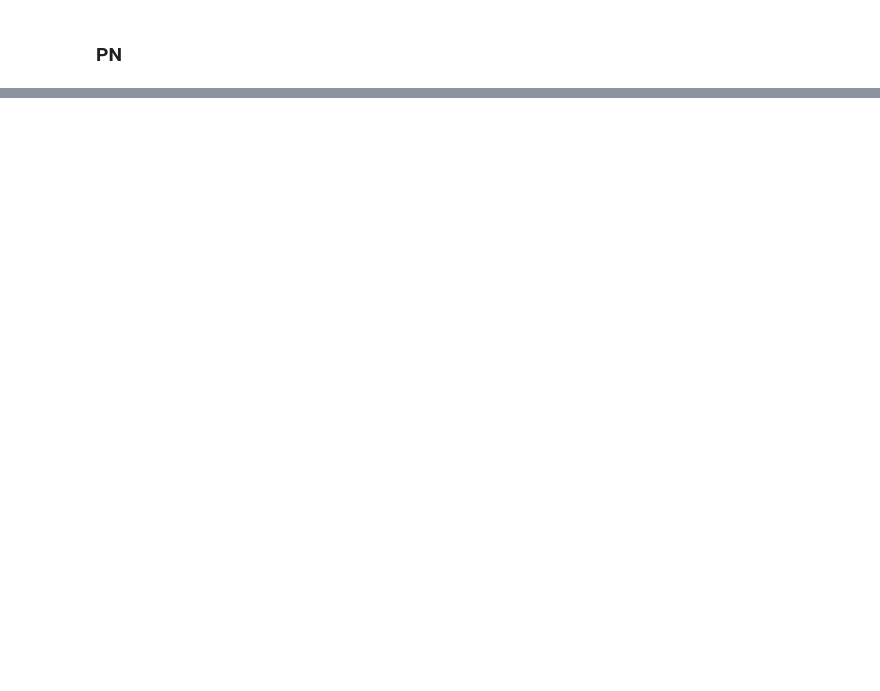
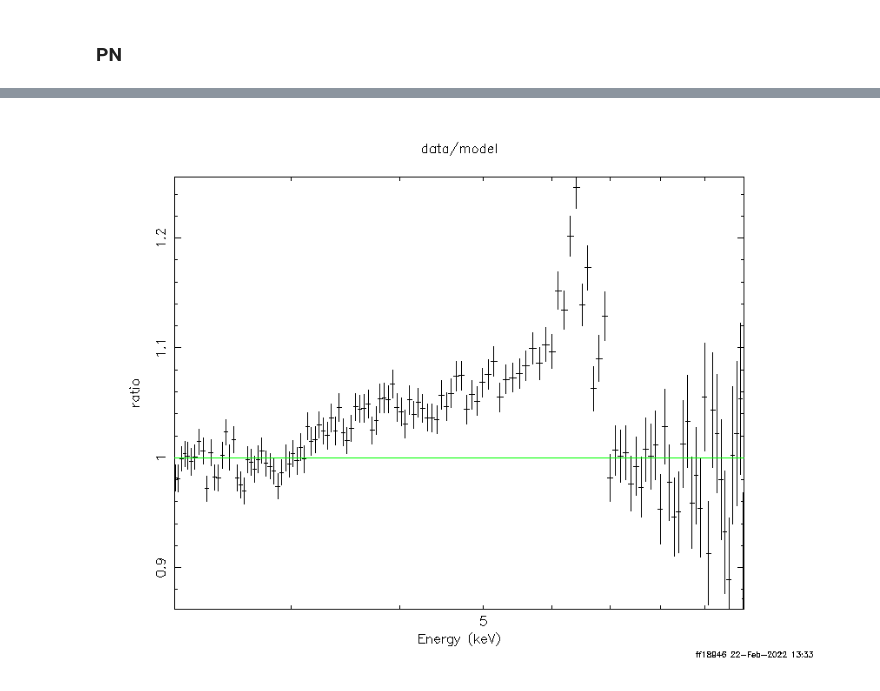
Before and after one commit to J-A-Marshall/XMM-Analysis-Logbook, a Jupyter notebook: myjupbook/src/Comb_spec.ipynb, the cells around one changed output, grey strips where cells are left out. Drawn from its saved outputs; the diff is of its cells as text; code cells hidden in the pictures; blank space fills up the shorter version.

```diff
--- a/myjupbook/src/Comb_spec.ipynb
+++ b/myjupbook/src/Comb_spec.ipynb
@@ -24,0 +51,4 @@ backscale spectrumset=301_pn_source_spectrum.ds badpixlocation=EPIC_filt_time.fi
+# %%
+Image(filename="comb_figs/mos_combined_ratio.png")
+# %% [output]
+[figure, added]
```
Also changed, not shown: parts of 15 cells of this notebook, 18 other files.
